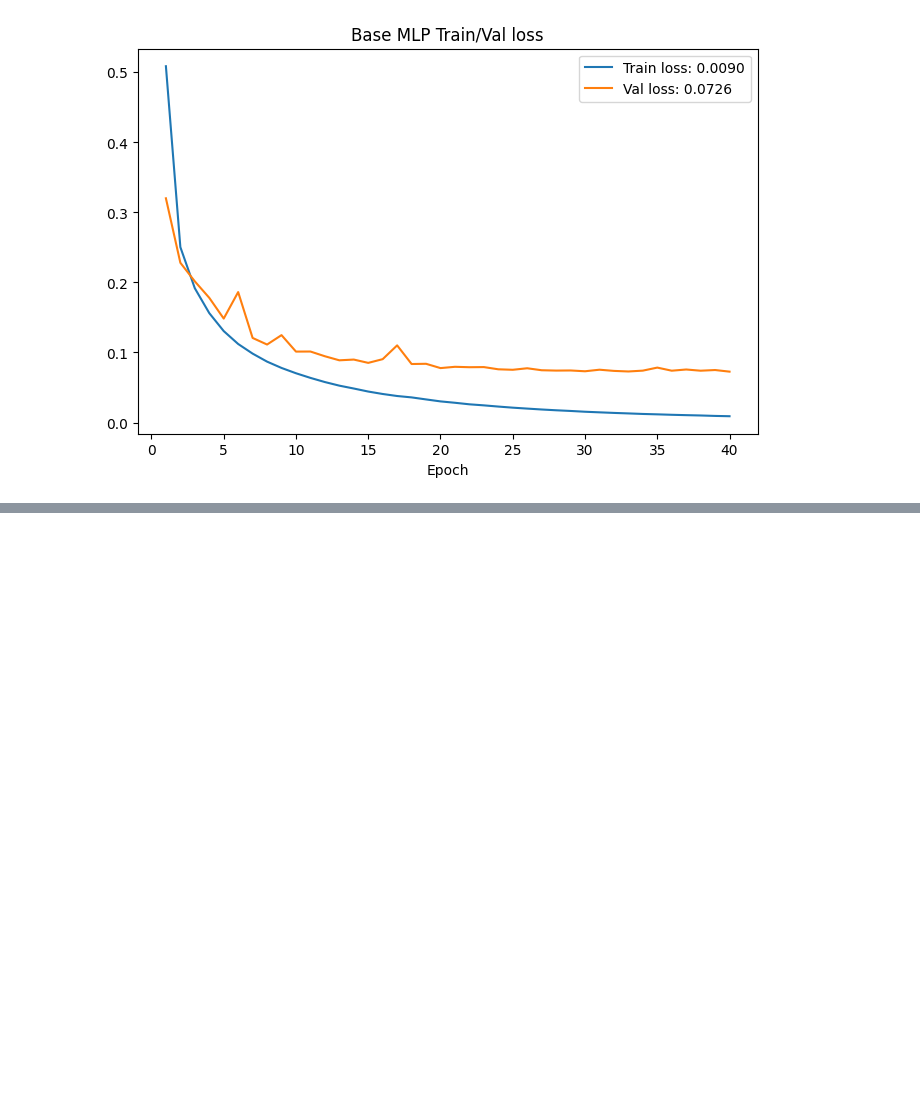
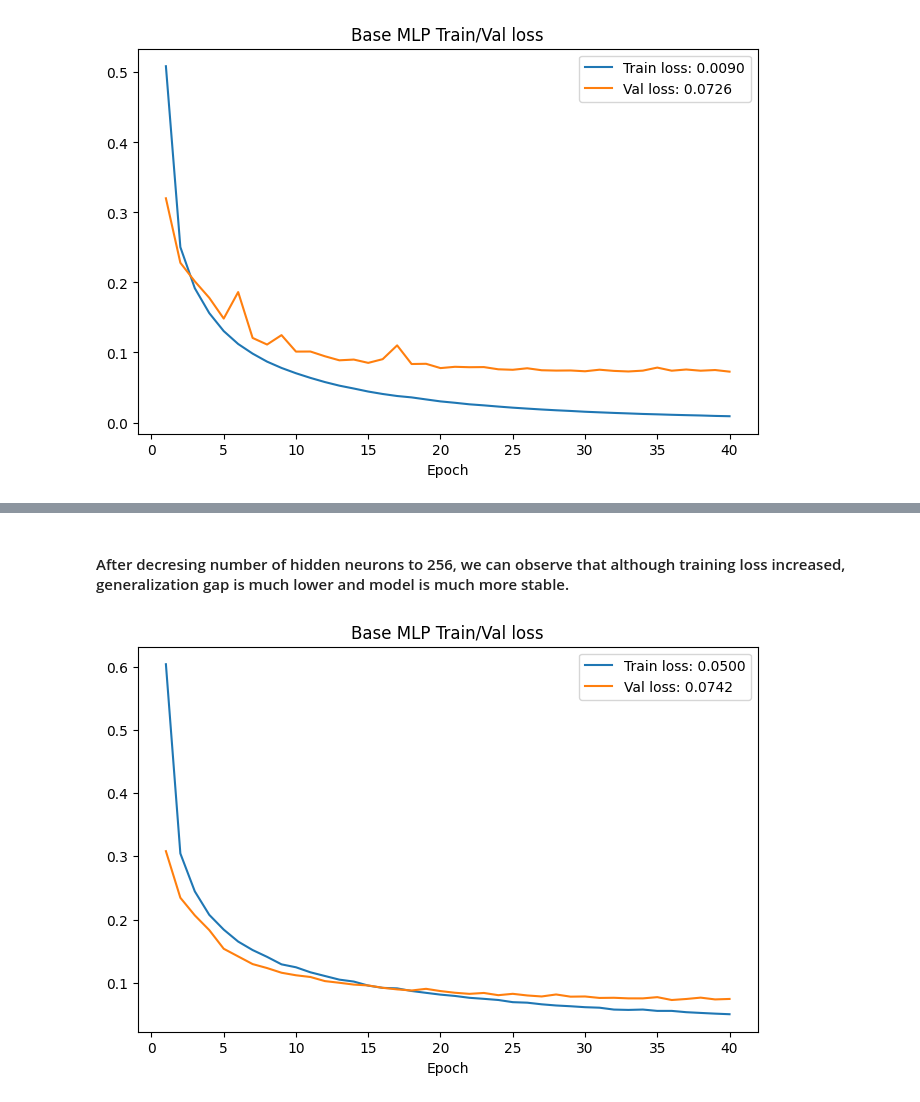
Before and after one commit to M4rselo/hypothesis_mnist_project, a Jupyter notebook: mnist_hypothesis_project.ipynb, the cells around one changed output, grey strips where cells are left out. Saved outputs shown, nothing was run; the diff lists cells and outputs as text; code cells hidden in the pictures; blank space fills up the shorter version.

```diff
--- a/mnist_hypothesis_project.ipynb
+++ b/mnist_hypothesis_project.ipynb
@@ -333,0 +350,9 @@ trainer.fit(base_mlp, train_tensor, val_tensor, plotter)
+# %% [markdown]
+#### After decresing number of hidden neurons to 256, we can observe that although training loss increased,</br> generalization gap is much lower and model is much more stable.
+# %%
+base_mlp = BaseMLP(num_outputs=10, num_hiddens=256, dropout_num=0.5, act_name='ReLU', lr=0.3)
+plotter = Plotter("Base MLP Train/Val loss")
+trainer = Trainer(40)
+trainer.fit(base_mlp, train_tensor, val_tensor, plotter)
+# %% [output]
+[figure, added]
```
Also changed, not shown: parts of 11 cells of this notebook.
